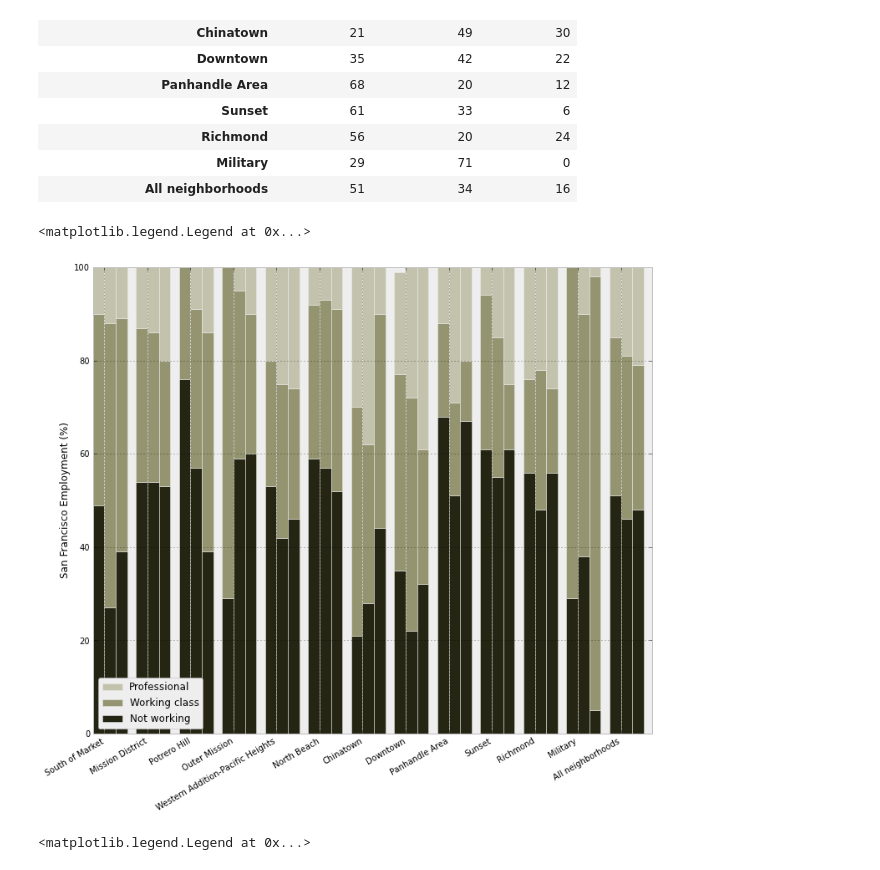
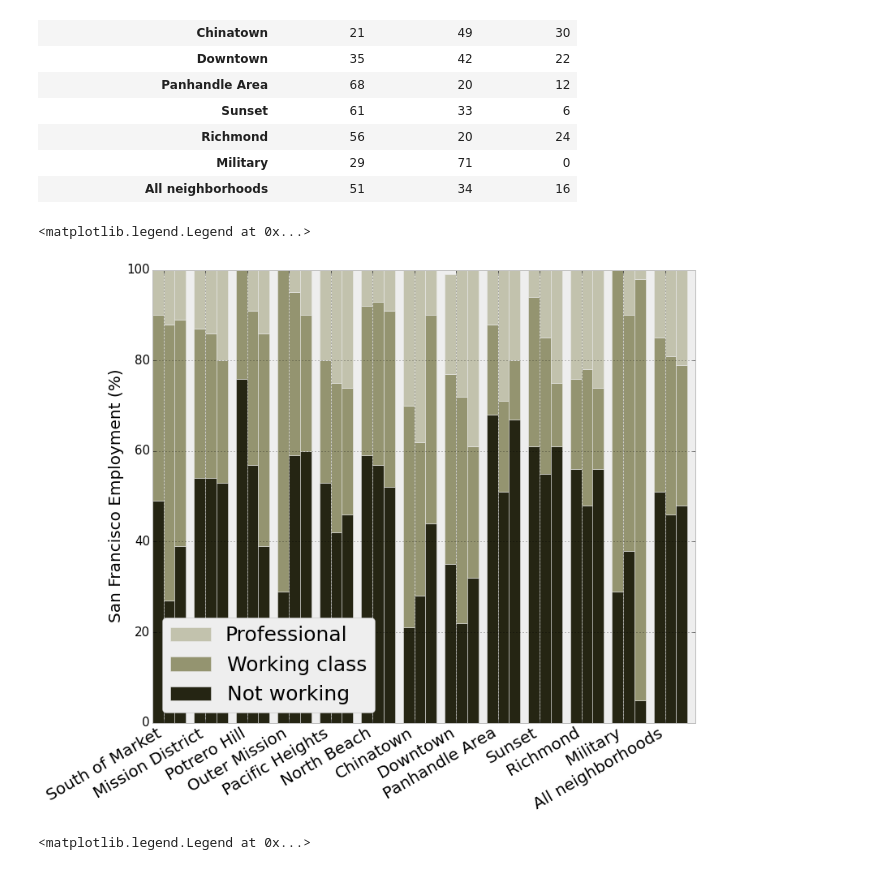
Before and after one commit to geomando/ResilScience, a Jupyter notebook: 1906_identity/1906_identity.ipynb, the cells around one changed output. Cells and saved outputs as stored; diff of their text form; code cells hidden in the pictures.

```diff
--- a/1906_identity/1906_identity.ipynb
+++ b/1906_identity/1906_identity.ipynb
@@ -48,17 +46,17 @@ bar(x_loc, population['1900'], width, color='#A52A2A', label='1900')
 bar(x_loc+width, population['1910'], width, color='#C97F7F', label='1910')
 bar(x_loc+width*2.0, population['1920'], width, color='#E4BFBF', label='1920')
 
-
-ax.set_ylabel('San Francisco Population')
+ax.tick_params(axis='y', labelsize=15)
+ax.set_ylabel('San Francisco Population', fontsize=20)
 ax.set_xticks(x_loc+width)
-ax.set_xticklabels( ('South of Market', 'Mission District', 'Potrero Hill', 'Outer Mission', 'Western Addition-Pacific Heights', 'North Beach', 'Chinatown', 'Downtown', 'Panhandle Area', 'Sunset', 'Richmond', 'Military', 'All neighborhoods'))
+ax.set_xticklabels( ('South of Market', 'Mission District', 'Potrero Hill', 'Outer Mission', 'Pacific Heights', 'North Beach', 'Chinatown', 'Downtown', 'Panhandle Area', 'Sunset', 'Richmond', 'Military', 'All neighborhoods'), fontsize=20)
 for label in ax.get_xticklabels():
     label.set_horizontalalignment('right')
 labels = ax.get_xticklabels()
 for label in labels:
     label.set_rotation(30)
 
-ax.legend(loc='upper left')
+ax.legend(loc='upper left', fontsize=30)
 
 xlim(0,13)
 # %% [output]
@@ -178,37 +176,38 @@ bar(x_loc, professional1900, width, color='#C2C2AD', bottom=not_working1900+work
 not_working1910=employment_by_year.ix['1910-01-01']['Not working']
 working_class1910=employment_by_year.ix['1910-01-01']['Working class']
 professional1910=employment_by_year.ix['1910-01-01']['Professional']
 
 bar(x_loc+width, not_working1910, width, color='#252513')
 bar(x_loc+width, working_class1910, width, color='#949470', bottom=not_working1910)
 bar(x_loc+width, professional1910, width, color='#C2C2AD', bottom=not_working1910+working_class1910)
 
 # 1920
 
 not_working1920=employment_by_year.ix['1920-01-01']['Not working']
 working_class1920=employment_by_year.ix['1920-01-01']['Working class']
 professional1920=employment_by_year.ix['1920-01-01']['Professional']
 
 bar1 = bar(x_loc+2*width, not_working1920, width, color='#252513')
 bar2 = bar(x_loc+2*width, working_class1920, width, color='#949470', bottom=not_working1920)
 bar3 = bar(x_loc+2*width, professional1920, width, color='#C2C2AD', bottom=not_working1920+working_class1920)
 
 ylim(0,100)
 xlim(0,13)
 
-ax.set_ylabel('San Francisco Employment (%)')
+ax.tick_params(axis='y', labelsize=15)
+ax.set_ylabel('San Francisco Employment (%)', fontsize=20)
 ax.set_xticks(x_loc+width)
-ax.set_xticklabels( ('South of Market', 'Mission District', 'Potrero Hill', 'Outer Mission', 'Western Addition-Pacific Heights', 'North Beach', 'Chinatown', 'Downtown', 'Panhandle Area', 'Sunset', 'Richmond', 'Military', 'All neighborhoods'))
+ax.set_xticklabels( ('South of Market', 'Mission District', 'Potrero Hill', 'Outer Mission', 'Pacific Heights', 'North Beach', 'Chinatown', 'Downtown', 'Panhandle Area', 'Sunset', 'Richmond', 'Military', 'All neighborhoods'), fontsize=20)
 for label in ax.get_xticklabels():
     label.set_horizontalalignment('right')
 labels = ax.get_xticklabels()
 for label in labels:
     label.set_rotation(30)
 
-ax.legend( (bar3[0], bar2[0], bar1[0]), ('Professional', 'Working class', 'Not working'), loc='lower left')
+ax.legend( (bar3[0], bar2[0], bar1[0]), ('Professional', 'Working class', 'Not working'), loc='lower left', fontsize=25)
 # %% [output]
 <matplotlib.legend.Legend at 0x...>
-[figure, old version]
+[figure, new version]
 # %%
 figsize(12,10)
 fig, ax = subplots()
```
Also changed, not shown: parts of 2 cells of this notebook, 6 other files.
